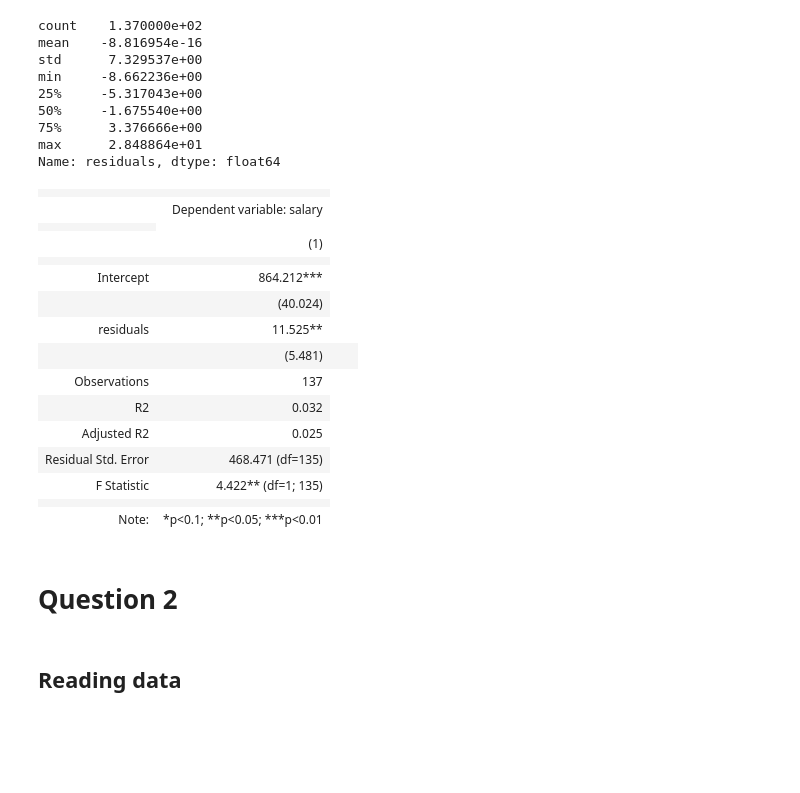
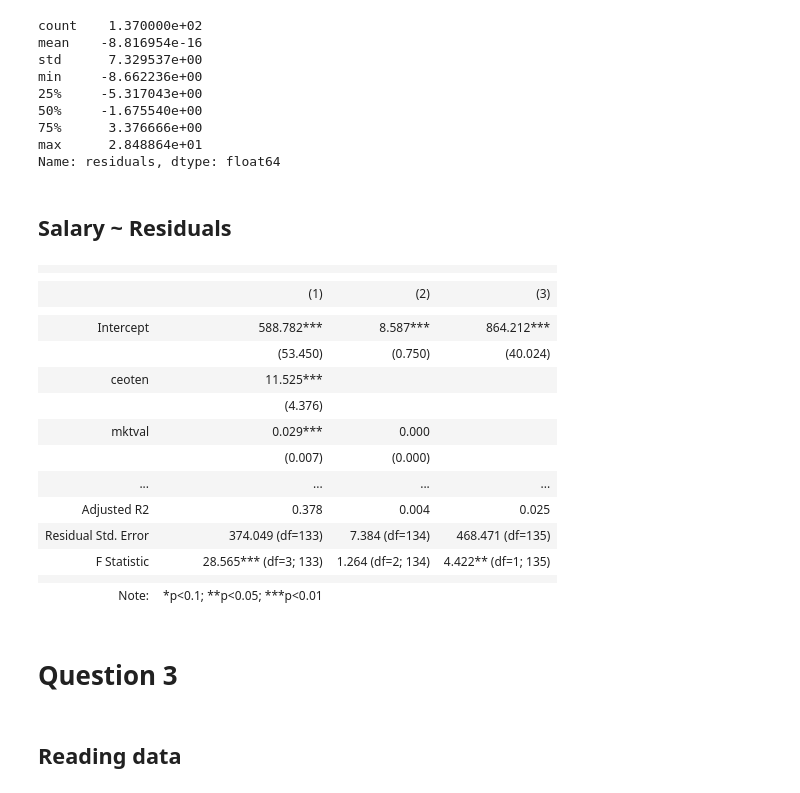
Before and after one commit to havaledar/ECON3740, a Jupyter notebook: W24_ECON3740_Lab_6.ipynb, the cells around one changed output. Cells and saved outputs as stored; diff of their text form; code cells hidden in the pictures; blank space fills up the shorter version.

```diff
--- a/W24_ECON3740_Lab_6.ipynb
+++ b/W24_ECON3740_Lab_6.ipynb
@@ -58,6 +93,4 @@ CEOSAL = CEOSAL[CEOSAL['age'] >50]
 # %%
-m1 = smf.ols('salary ~ ceoten', CEOSAL)
+m3 = smf.ols('salary ~ ceoten + sales + mktval', CEOSAL)
 
-results_m1 = m1.fit()
-
-Stargazer([results_m1])
+results_m3 = m3.fit()
@@ -83,6 +99,4 @@ Stargazer([results_m1])
 # %%
-m2 = smf.ols('salary ~ sales', CEOSAL)
+m4 = smf.ols('ceoten ~ sales + mktval', CEOSAL)
 
-results_m2 = m2.fit()
-
-Stargazer([results_m1, results_m2])
+results_m4 = m4.fit()
@@ -181,2 +105,2 @@ Stargazer([results_m5])
 # %%
-CEOSAL['residuals'] = results_m5.resid
+CEOSAL['residuals'] = results_m4.resid
@@ -192,31 +122,33 @@ min     -8.662236e+00
 75%      3.376666e+00
 max      2.848864e+01
 Name: residuals, dtype: float64
+# %% [markdown]
+## Salary ~ Residuals
 # %%
-m6 = smf.ols('salary ~ residuals', CEOSAL)
+m5 = smf.ols('salary ~ residuals', CEOSAL)
 
-results_m6 = m6.fit()
+results_m5 = m5.fit()
 
-Stargazer([results_m6])
+Stargazer([results_m3, results_m4, results_m5])
 # %% [output]
-|  |  |
-|  | Dependent variable: salary |
+|  |  |  |  |
 |  |
-|  | (1) |
-|  |  |
-| Intercept | 864.212*** |
-|  | (40.024) |
-| residuals | 11.525** |
-|  | (5.481) |  |  |
-| Observations | 137 |
-| R2 | 0.032 |
-| Adjusted R2 | 0.025 |
-| Residual Std. Error | 468.471 (df=135) |
-| F Statistic | 4.422** (df=1; 135) |
-|  |  |
-| Note: | *p<0.1; **p<0.05; ***p<0.01 |
+|  | (1) | (2) | (3) |
+|  |  |  |  |
+| Intercept | 588.782*** | 8.587*** | 864.212*** |
+|  | (53.450) | (0.750) | (40.024) |
+| ceoten | 11.525*** |  |  |
+|  | (4.376) |  |  |
+| mktval | 0.029*** | 0.000 |  |
+|  | (0.007) | (0.000) |  |
+| ... | ... | ... | ... |
+| Adjusted R2 | 0.378 | 0.004 | 0.025 |
+| Residual Std. Error | 374.049 (df=133) | 7.384 (df=134) | 468.471 (df=135) |
+| F Statistic | 28.565*** (df=3; 133) | 1.264 (df=2; 134) | 4.422** (df=1; 135) |
+|  |  |  |  |
+| Note: | *p<0.1; **p<0.05; ***p<0.01 |  |  |
 # %% [markdown]
-# Question 2
+# Question 3
 # %% [markdown]
 ## Reading data
 # %%
```
Also changed, not shown: parts of 46 cells of this notebook.
